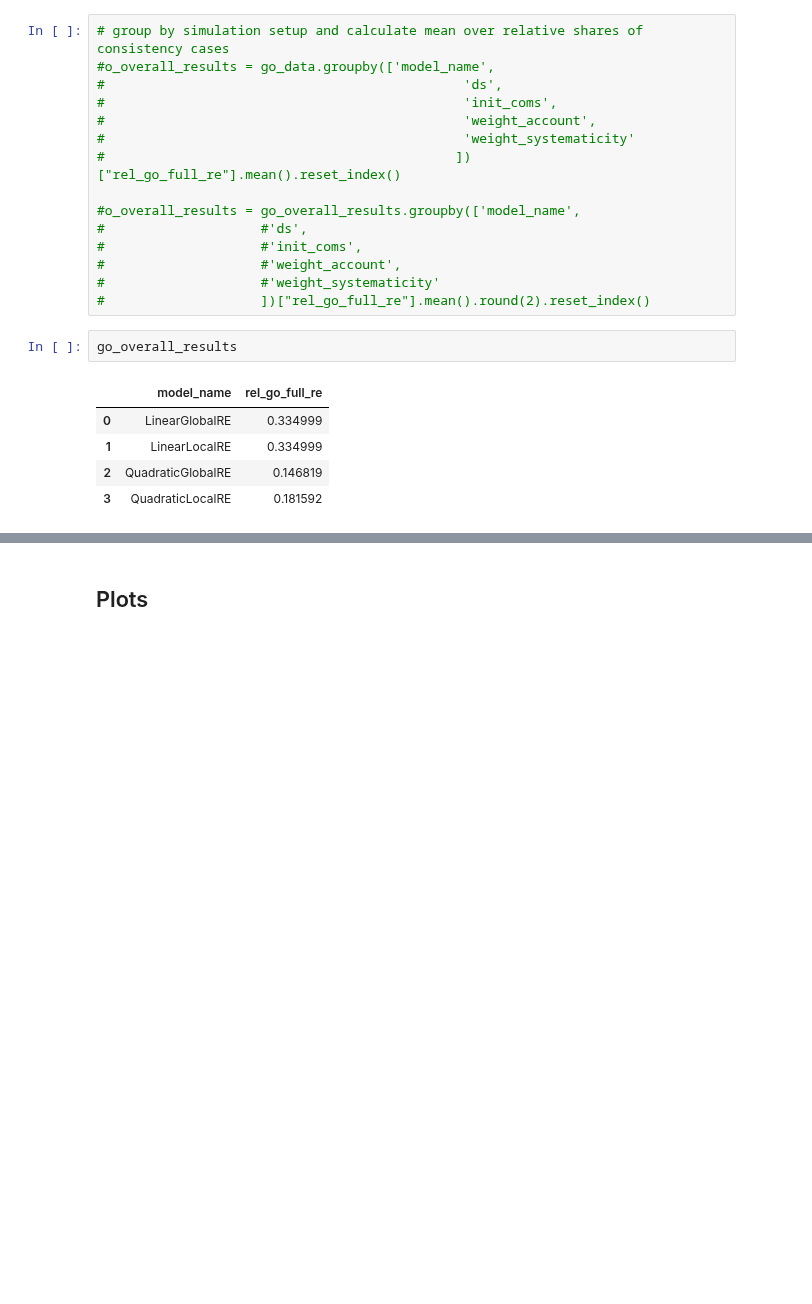
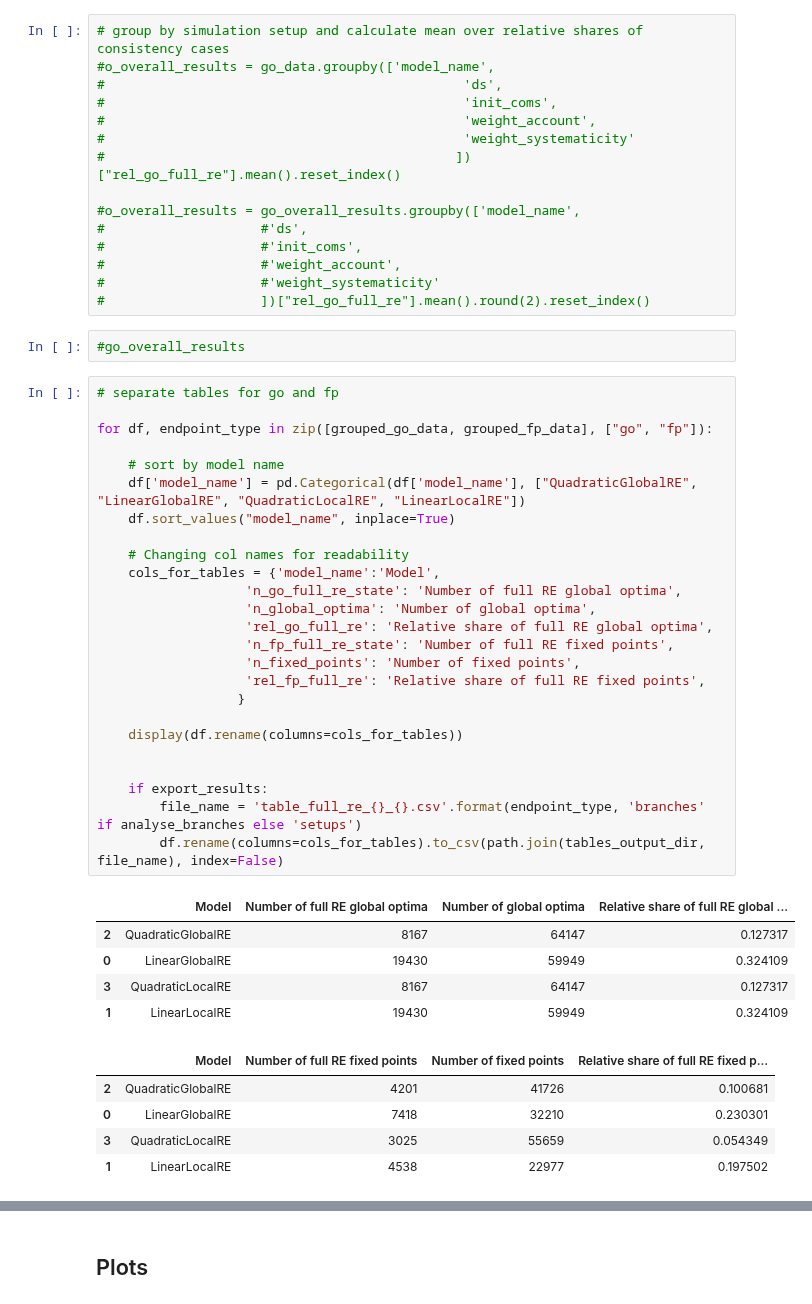
Before and after one commit to re-models/re-technical-report, a Jupyter notebook: notebooks/data_analysis_chapter_full_re_states.ipynb, the cells around one changed output, grey strips where cells are left out. Saved outputs shown, nothing was run; the diff lists cells and outputs as text; blank space fills up the shorter version.

```diff
--- a/notebooks/data_analysis_chapter_full_re_states.ipynb
+++ b/notebooks/data_analysis_chapter_full_re_states.ipynb
@@ -303,11 +297,41 @@ fp_overall_results
 #                    #'weight_systematicity'
 #                    ])["rel_go_full_re"].mean().round(2).reset_index()
 # %%
-go_overall_results
+#go_overall_results
-# %% [output]
-|  | model_name | rel_go_full_re |
-| 0 | LinearGlobalRE | 0.334999 |
-| 1 | LinearLocalRE | 0.334999 |
-| 2 | QuadraticGlobalRE | 0.146819 |
-| 3 | QuadraticLocalRE | 0.181592 |
+# %%
+# separate tables for go and fp
+
+for df, endpoint_type in zip([grouped_go_data, grouped_fp_data], ["go", "fp"]):
+
+    # sort by model name
+    df['model_name'] = pd.Categorical(df['model_name'], ["QuadraticGlobalRE", "LinearGlobalRE", "QuadraticLocalRE", "LinearLocalRE"])
+    df.sort_values("model_name", inplace=True)
+
+    # Changing col names for readability
+    cols_for_tables = {'model_name':'Model',
+                   'n_go_full_re_state': 'Number of full RE global optima',
+                   'n_global_optima': 'Number of global optima',
+                   'rel_go_full_re': 'Relative share of full RE global optima',
+                   'n_fp_full_re_state': 'Number of full RE fixed points',
+                   'n_fixed_points': 'Number of fixed points',
+                   'rel_fp_full_re': 'Relative share of full RE fixed points',
+                  }
+
+    display(df.rename(columns=cols_for_tables))
+
+
+    if export_results:
+        file_name = 'table_full_re_{}_{}.csv'.format(endpoint_type, 'branches' if analyse_branches else 'setups')
+        df.rename(columns=cols_for_tables).to_csv(path.join(tables_output_dir, file_name), index=False)
+# %% [output]
+|  | Model | Number of full RE global optima | Number of global optima | Relative share of full RE global ... |
+| 2 | QuadraticGlobalRE | 8167 | 64147 | 0.127317 |
+| 0 | LinearGlobalRE | 19430 | 59949 | 0.324109 |
+| 3 | QuadraticLocalRE | 8167 | 64147 | 0.127317 |
+| 1 | LinearLocalRE | 19430 | 59949 | 0.324109 |
+|  | Model | Number of full RE fixed points | Number of fixed points | Relative share of full RE fixed p... |
+| 2 | QuadraticGlobalRE | 4201 | 41726 | 0.100681 |
+| 0 | LinearGlobalRE | 7418 | 32210 | 0.230301 |
+| 3 | QuadraticLocalRE | 3025 | 55659 | 0.054349 |
+| 1 | LinearLocalRE | 4538 | 22977 | 0.197502 |
 # %%
```
Also changed, not shown: parts of 22 cells of this notebook, 20 other files.
